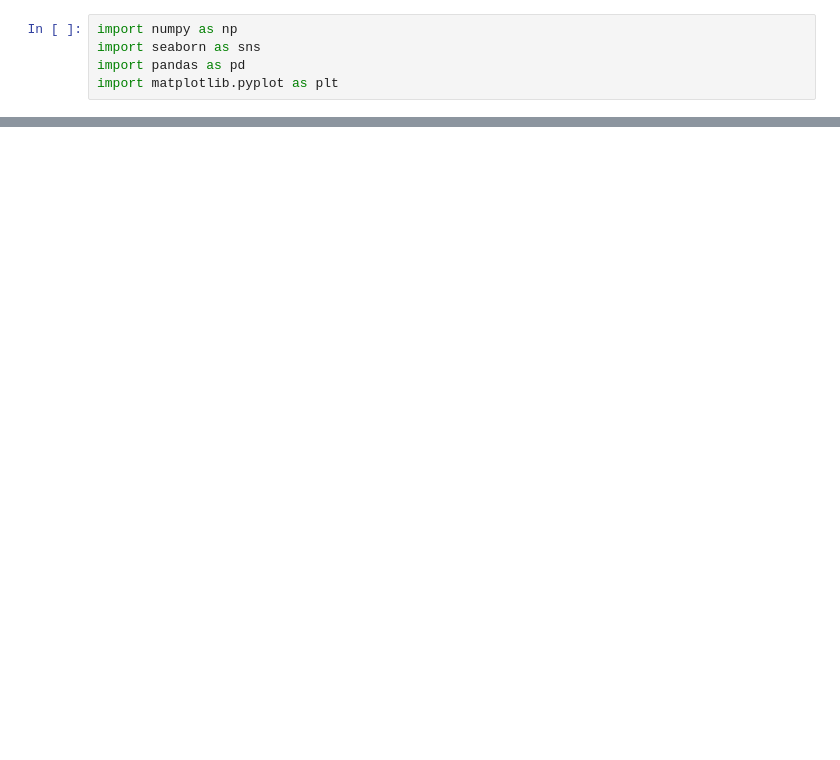
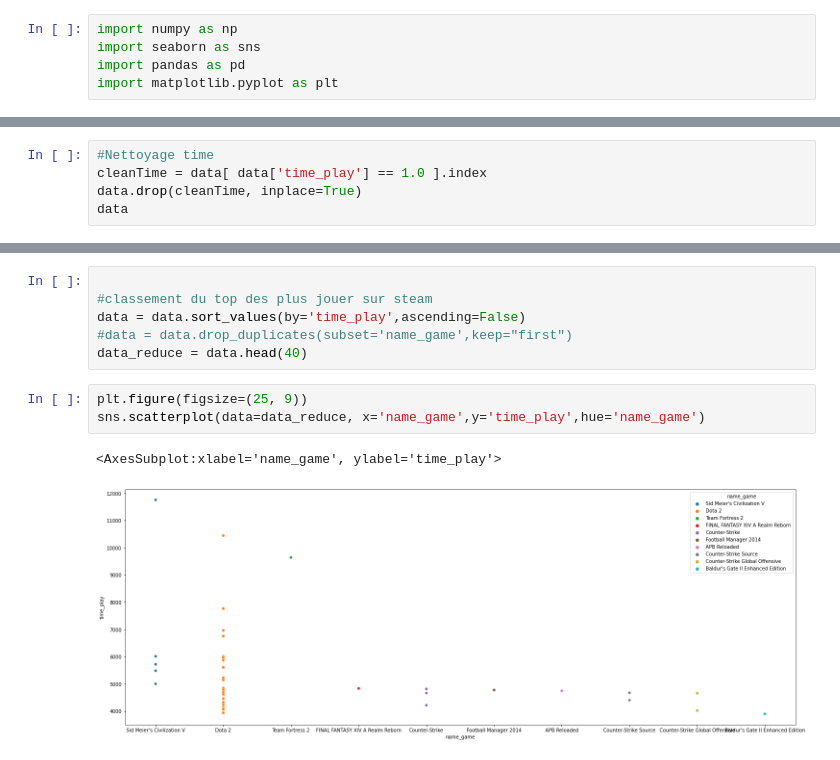
Before and after one commit to TenKaiMass/DataAnalys, a Jupyter notebook: projet.ipynb, the cells around one changed output, grey strips where cells are left out. Saved outputs shown, nothing was run; the diff lists cells and outputs as text; blank space fills up the shorter version.

Commit message:
V1, avec 2 graphe qui sont a retravailler

```diff
--- a/projet.ipynb
+++ b/projet.ipynb
@@ -26,0 +11,5 @@ data.head(30)
+# %%
+#Nettoyage time
+cleanTime = data[ data['time_play'] == 1.0 ].index
+data.drop(cleanTime, inplace=True)
+data
@@ -26,0 +49,12 @@ data.head(30)
+# %%
+
+#classement du top des plus jouer sur steam
+data = data.sort_values(by='time_play',ascending=False)
+#data = data.drop_duplicates(subset='name_game',keep="first")
+data_reduce = data.head(40)
+# %%
+plt.figure(figsize=(25, 9))
+sns.scatterplot(data=data_reduce, x='name_game',y='time_play',hue='name_game')
+# %% [output]
+<AxesSubplot:xlabel='name_game', ylabel='time_play'>
+[figure, added]
```
Also changed, not shown: parts of 9 cells of this notebook, 2 other files.
